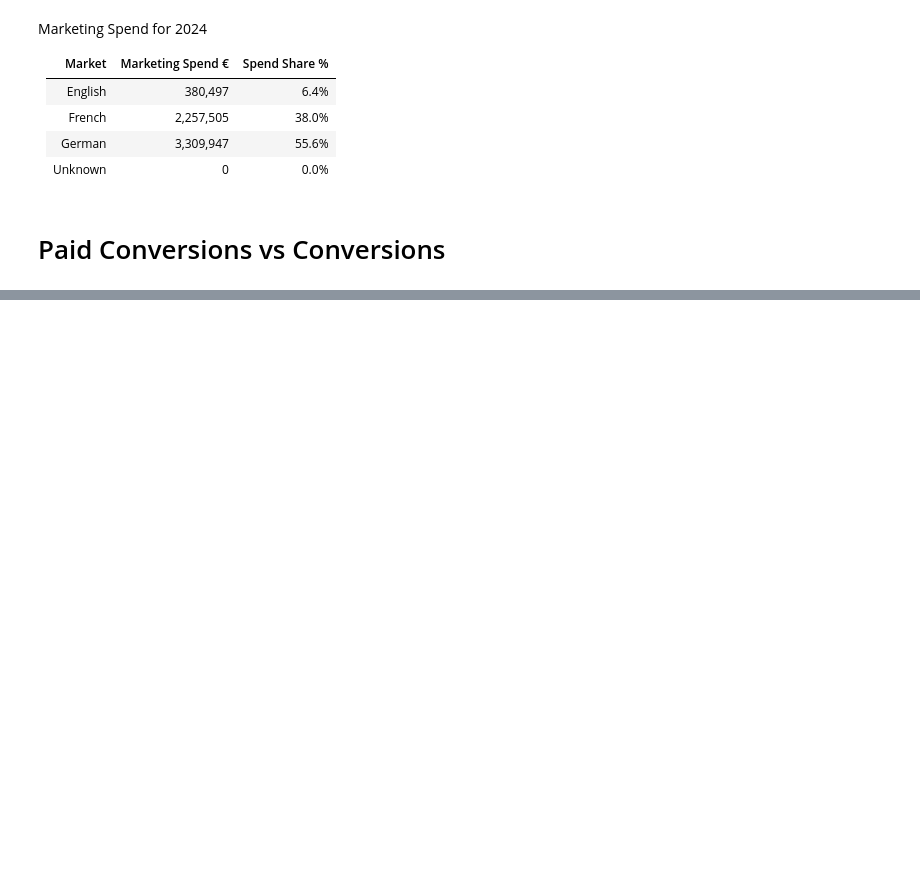
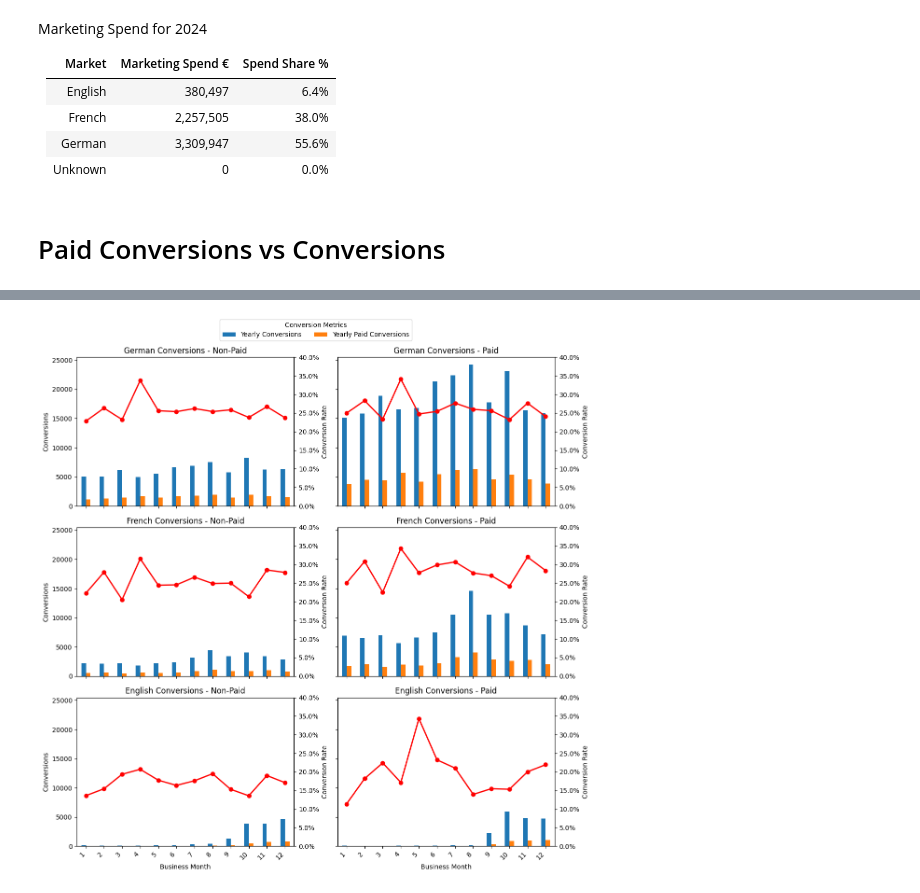
Before and after one commit to slatting24/improved-fiesta, a Jupyter notebook: case_exploration.ipynb, the cells around one changed output, grey strips where cells are left out. Drawn from its saved outputs; the diff is of its cells as text; code cells hidden in the pictures; blank space fills up the shorter version.

```diff
--- a/case_exploration.ipynb
+++ b/case_exploration.ipynb
@@ -443,10 +209,0 @@ subscriber_pivot
-# %%
-tt = ratio_pivot.loc['TikTok Ads']
-fb = ratio_pivot.loc['Facebook/Instagram Ads']
-
-x = [1,2,3,4,5,6,7,8,9,10,11,12]
-
-plt.bar(x,tt,alpha=0.5,color='red',label='TikTok Ads')
-plt.bar(x,fb, alpha=0.5,color='blue',label='Facebook/Instagram')
-plt.legend()
-plt.show()
@@ -465,0 +228,83 @@ for i in [ratio_pivot,subscriber_pivot,spend_pivot]:
+# %%
+import numpy as np
+import matplotlib.pyplot as plt
+import matplotlib.ticker as mtick
+
+markets = ['German', 'French', 'English']
+channels = ['Non-Paid', 'Paid']
+
+fig, axes = plt.subplots(
+    nrows=3,
+    ncols=2,
+    figsize=(12, 12),
+    sharex=True,
+    sharey=True
+)
+
+for row, market in enumerate(markets):
+    for col, channel in enumerate(channels):
+
+        ax1 = axes[row, col]
+
+        data = yearly_conversions[
+            (yearly_conversions['Market'] == market) &
+            (yearly_conversions['Conversion Channel 1'] == channel)
+        ].copy()
+
+        # Optional but recommended if Business Month is sortable
+        data = data.sort_values('Business Month')
+
+        x = np.arange(len(data))
+
+        # --- BAR CHART ---
+        data.plot(
+            x='Business Month',
+            y=['Yearly Conversions', 'Yearly Paid Conversions'],
+            kind='bar',
+            ax=ax1,
+            legend=False
+        )
+
+        ax1.set_ylabel('Conversions')
+        ax1.set_title(f'{market} Conversions - {channel}')
+
+        ax1.set_xticks(x)
+        ax1.set_xticklabels(data['Business Month'], rotation=45, ha='right')
+
+        # --- SECOND Y AXIS ---
+        ax2 = ax1.twinx()
+
+        ax2.plot(
+            x,
+            data['Conversion Rate'],
+            marker='o',
+            color='red',
+            linewidth=2,
+            label='Conversion Rate'
+        )
+
+        ax2.set_ylabel('Conversion Rate')
+
+        # Use this if Conversion Rate is stored as decimal, e.g. 0.12 = 12%
+        ax2.yaxis.set_major_formatter(mtick.PercentFormatter(1.0))
+
+        # Optional: keep conversion rate axis reasonable
+        # ax2.set_ylim(0, data['Conversion Rate'].max() * 1.2)
+        ax2.set_ylim(0, .4)
+
+# Shared legend for bar columns
+handles1, labels1 = axes[0, 0].get_legend_handles_labels()
+
+fig.legend(
+    handles1,
+    labels1,
+    title='Conversion Metrics',
+    loc='upper center',
+    ncol=2
+)
+
+plt.tight_layout(rect=[0, 0, 1, 0.96])
+plt.savefig('Conversion Metrics per Country.png')
+plt.show()
+# %% [output]
+[figure, added]
```
Also changed, not shown: parts of 62 cells of this notebook, 4 other files.
